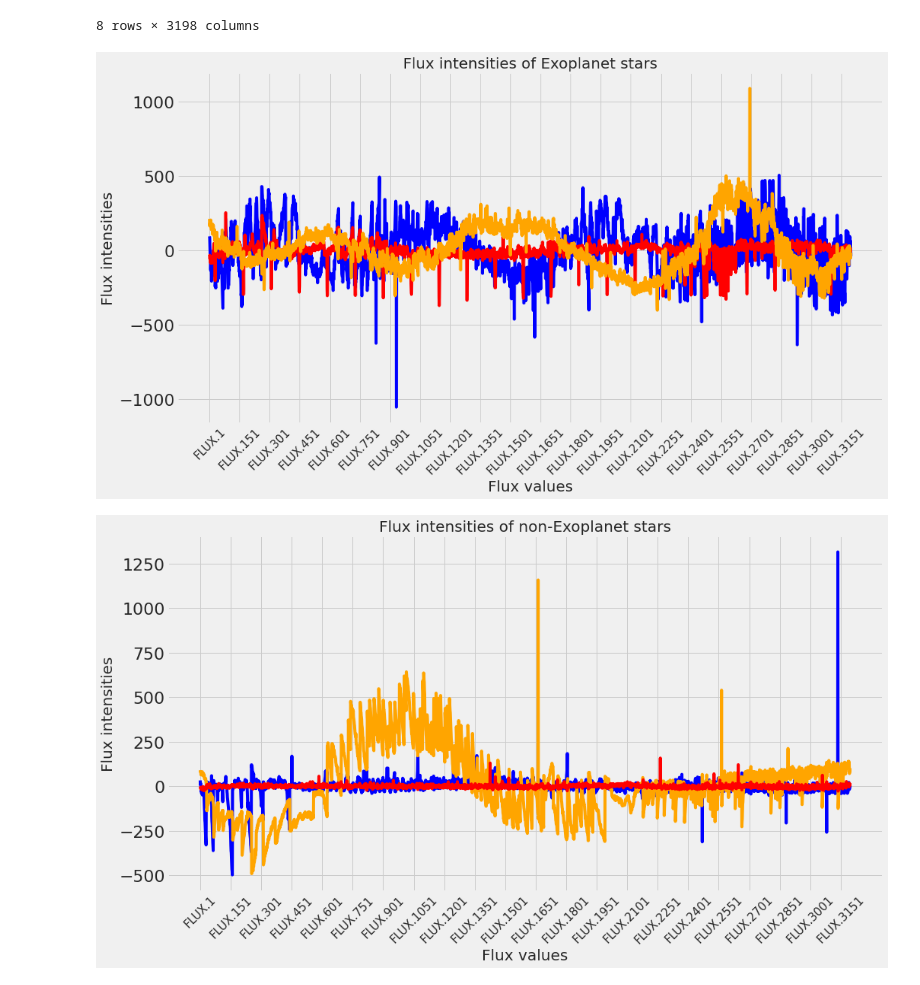
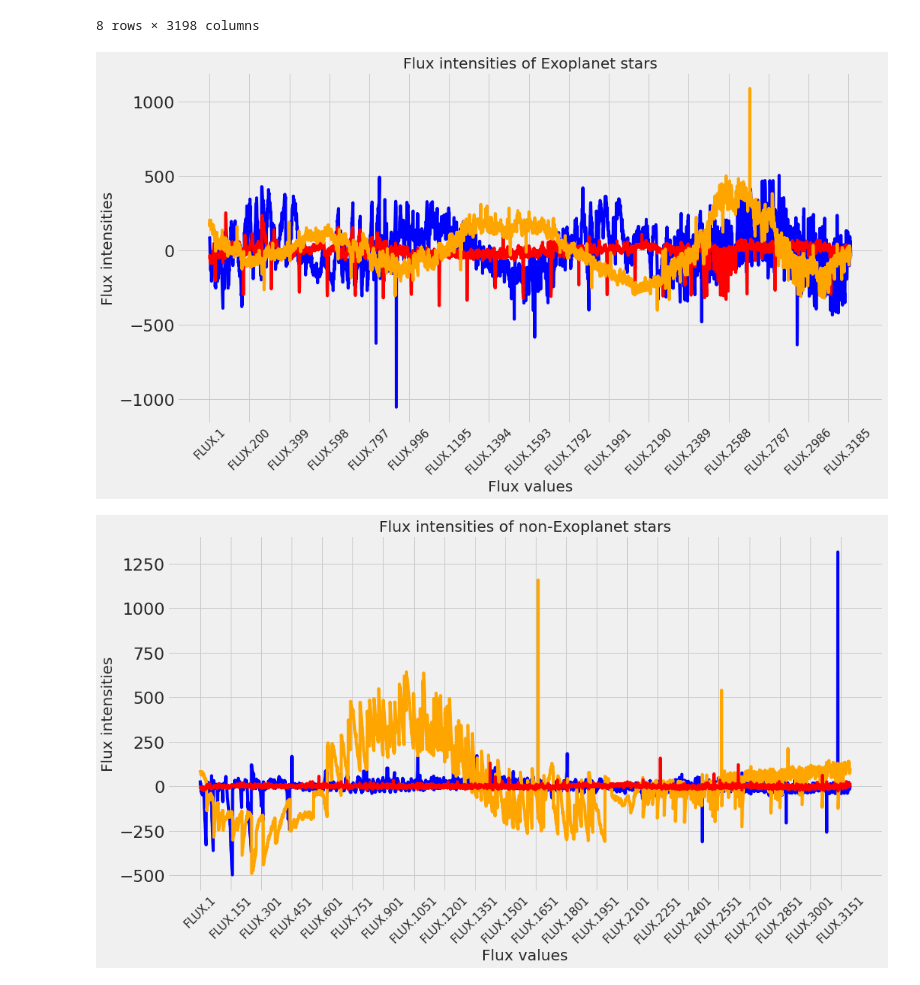
Before and after one commit to Shield94/CMSE202_Project, a Jupyter notebook: Semester Project.ipynb, the cells around one changed output. Drawn from its saved outputs; the diff is of its cells as text; code cells hidden in the pictures.

```diff
--- a/Semester Project.ipynb
+++ b/Semester Project.ipynb
@@ -89,21 +89,21 @@ train_data.describe()
 # %%
 #Observing the intensity of flux values from training data of exoplanets vs non exoplanets 3 of each
 
 plt.figure(figsize = (15,8))
 plt.title('Flux intensities of Exoplanet stars', size = 20)
 
 #Exoplanet ones
 plt.plot(train_data.iloc[0,1:], color = 'blue')
 plt.plot(train_data.iloc[1,1:], color = 'red')
 plt.plot(train_data.iloc[5,1:], color = 'orange')
 
 plt.xlabel('Flux values', size = 20)
 plt.ylabel('Flux intensities', size = 20)
-plt.xticks(rotation = 45, ticks = np.arange(0,3197,150), size = 15)
+plt.xticks(rotation = 45, ticks = np.arange(0,3197,199), size = 15)
 
 plt.show()
 # %% [output]
-[figure, old version]
+[figure, new version]
 # %%
 plt.figure(figsize = (15,8))
 plt.title('Flux intensities of non-Exoplanet stars', size=20)
```
Also changed, not shown: parts of 7 cells of this notebook.
